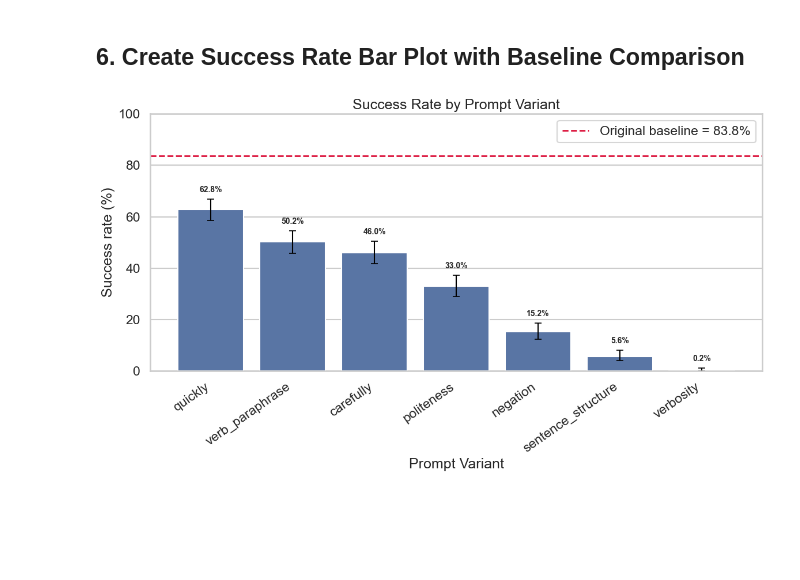
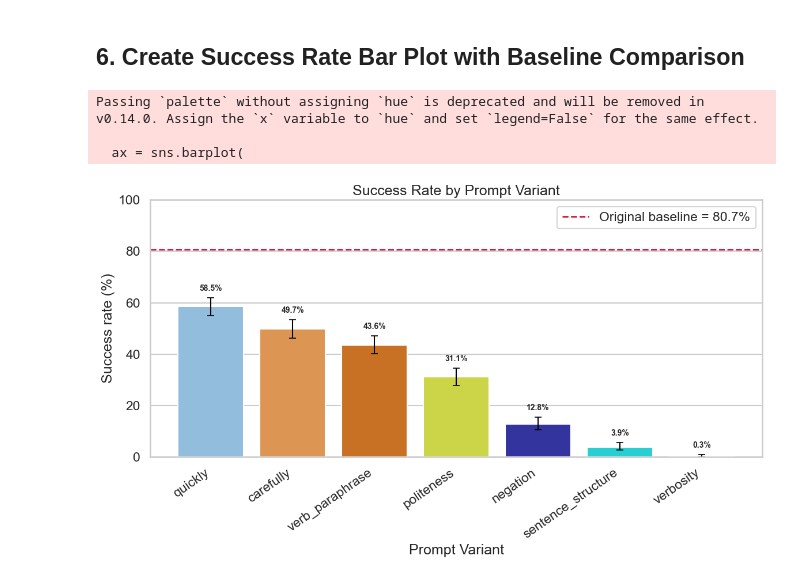
Before and after one commit to runeharlyk/vla-robotics, a Jupyter notebook: notebooks/libero_prompt_variant_analysis.ipynb, the cells around one changed output. Cells and saved outputs as stored; diff of their text form; code cells hidden in the pictures; blank space fills up the shorter version.

```diff
--- a/notebooks/libero_prompt_variant_analysis.ipynb
+++ b/notebooks/libero_prompt_variant_analysis.ipynb
@@ -23,10 +23,14 @@ pd.set_option("display.max_columns", 200)
 # Define your CSV file paths here - add as many as needed
 csv_paths = [
     Path("../language_diagnostics/outputs/goal/nr1/28314519/libero_prompt_variant_rollouts_raw.csv"),
+    Path("../language_diagnostics/outputs/goal/nr2/28359169/libero_prompt_variant_rollouts_raw.csv"),
+    Path("../language_diagnostics/outputs/goal/nr3/28343413/libero_prompt_variant_rollouts_raw.csv"),
     Path("../language_diagnostics/outputs/objects/nr1/28314521/libero_prompt_variant_rollouts_raw.csv"),
+    Path("../language_diagnostics/outputs/objects/nr2/28359170/libero_prompt_variant_rollouts_raw.csv"),
+    Path("../language_diagnostics/outputs/objects/nr3/28343417/libero_prompt_variant_rollouts_raw.csv"),
     Path("../language_diagnostics/outputs/spatial/nr1/28314517/libero_prompt_variant_rollouts_raw.csv"),
-    Path("../language_diagnostics/outputs/goal/nr3/28343413/libero_prompt_variant_rollouts_raw.csv"),
-    Path("../language_diagnostics/outputs/objects/nr3/28343417/libero_prompt_variant_rollouts_raw.csv"),
+    Path("../language_diagnostics/outputs/spatial/nr2/28359171/libero_prompt_variant_rollouts_raw.csv"),
+    Path("../language_diagnostics/outputs/spatial/nr3/28343419/libero_prompt_variant_rollouts_raw.csv"),
 ]
 
 # Resolve paths with fallback options
@@ -348,11 +376,21 @@ variant_stats_plot["ci_err_upper"] = (
 
 plt.figure(figsize=(12, 7))
 
+custom_colors = [
+    "#86BFE8",
+    "#F3943B",
+    "#E36F09",
+    "#E0ED2F",
+    "#2222B0",
+    "#0CEAEE",
+    "#DA8BC3",
+]
+
 ax = sns.barplot(
     data=variant_stats_plot,
-    x="display_name",   # uses renamed labels
+    x="display_name",
     y="success_rate_percent",
-    color="#4C72B0",
+    palette=custom_colors,
     errorbar=None,
 )
 
@@ -379,31 +417,34 @@ ax.axhline(
     linewidth=2,
     label=f"Original baseline = {original_baseline * 100:.1f}%",
 )
 
 ax.set_title("Success Rate by Prompt Variant")
 ax.set_xlabel("Prompt Variant")
 ax.set_ylabel("Success rate (%)")
 
 # Force y-axis to max out at 100%
 ax.set_ylim(0, 100)
 
 plt.xticks(rotation=35, ha="right")
 
 # Put percentage labels ABOVE the confidence interval bars
 for i, row in variant_stats_plot.reset_index(drop=True).iterrows():
     ax.text(
         i,
         row["ci_upper_percent"] + 2,
         f'{row["success_rate_percent"]:.1f}%',
         ha="center",
         va="bottom",
         fontsize=10,
         fontweight="bold",
     )
 
 ax.legend()
 
 plt.tight_layout()
 plt.show()
 # %% [output]
+Passing `palette` without assigning `hue` is deprecated and will be removed in v0.14.0. Assign the `x` variable to `hue` and set `legend=False` for the same effect.
+
+  ax = sns.barplot(
-[figure, old version]
+[figure, new version]
```
Also changed, not shown: parts of 4 cells of this notebook, 1 other file.
